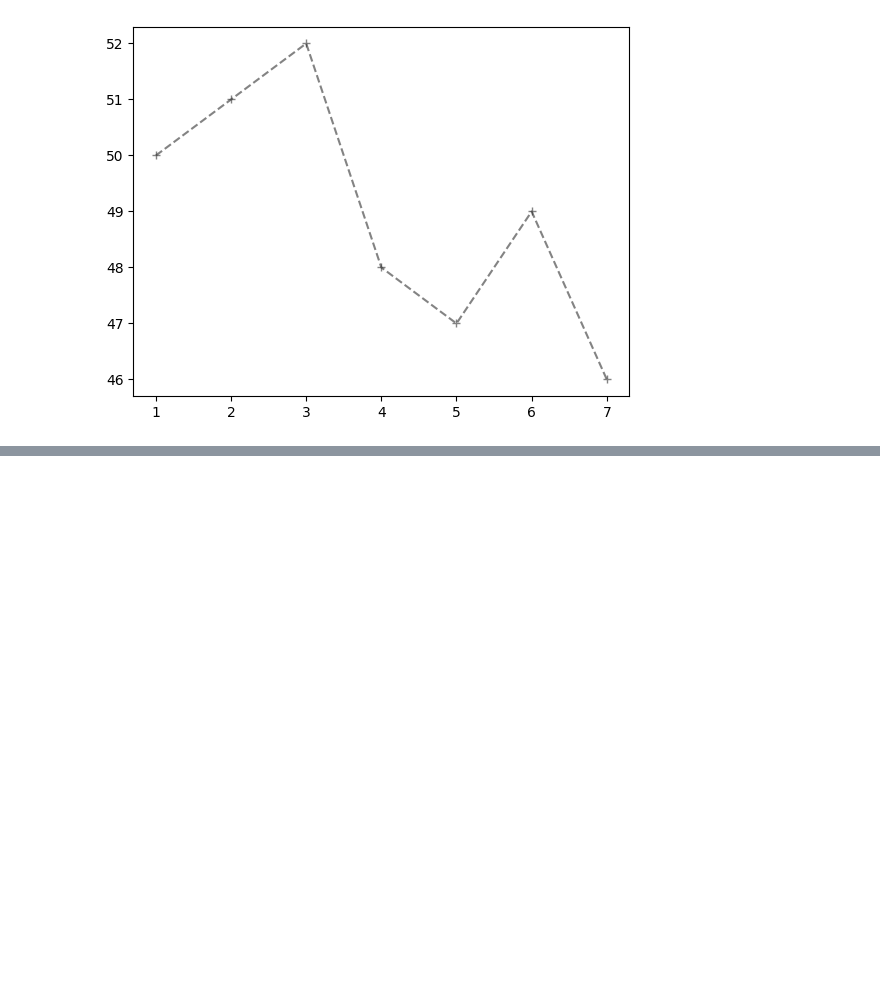
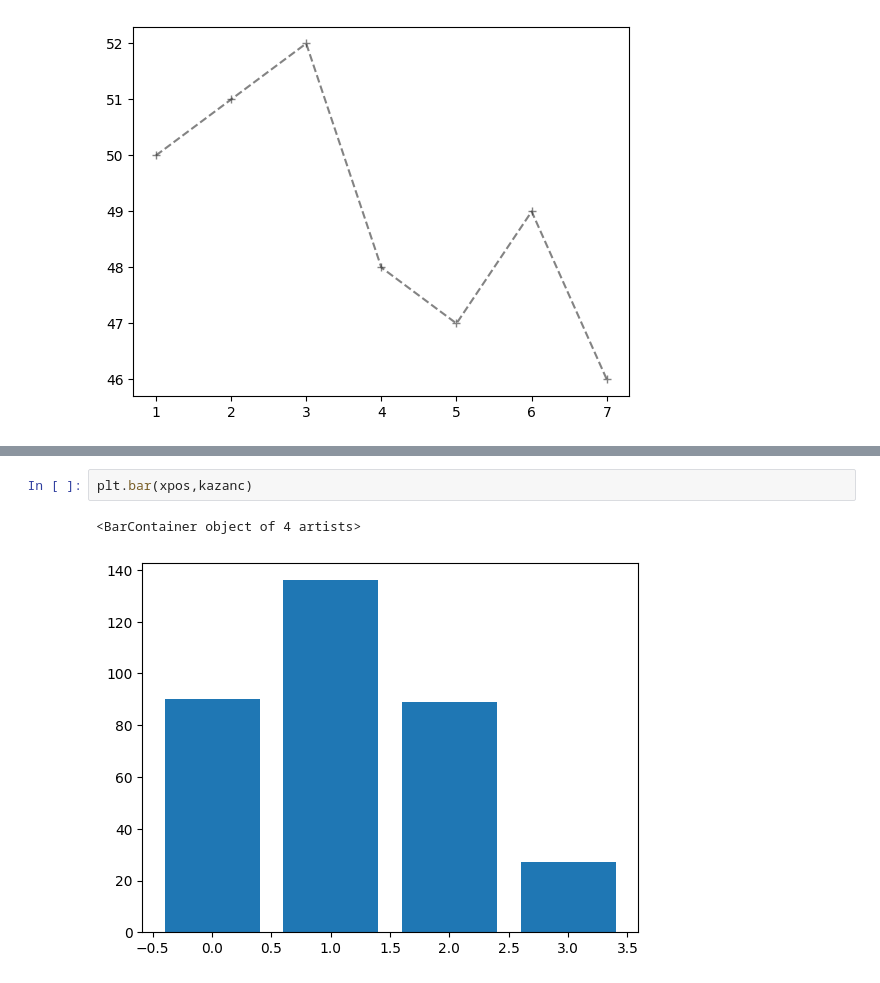
Before and after one commit to lvntaslann/artificial-intelligence, a Jupyter notebook: library_example/matplotlib/matplotlib-2.ipynb, the cells around one changed output, grey strips where cells are left out. Cells and saved outputs as stored; diff of their text form; blank space fills up the shorter version.

```diff
--- a/library_example/matplotlib/matplotlib-2.ipynb
+++ b/library_example/matplotlib/matplotlib-2.ipynb
@@ -80,0 +104,5 @@ plt.legend()
+# %%
+plt.bar(xpos,kazanc)
+# %% [output]
+<BarContainer object of 4 artists>
+[figure, added]
```
Also changed, not shown: parts of 36 cells of this notebook, 8 other files.
